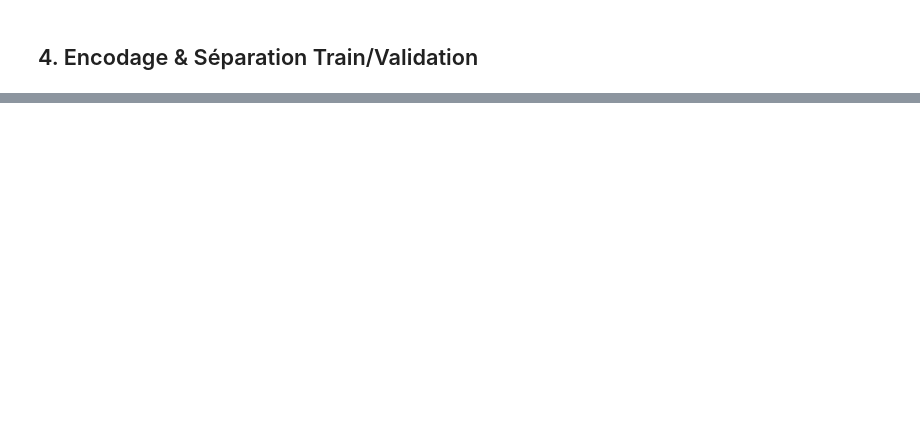
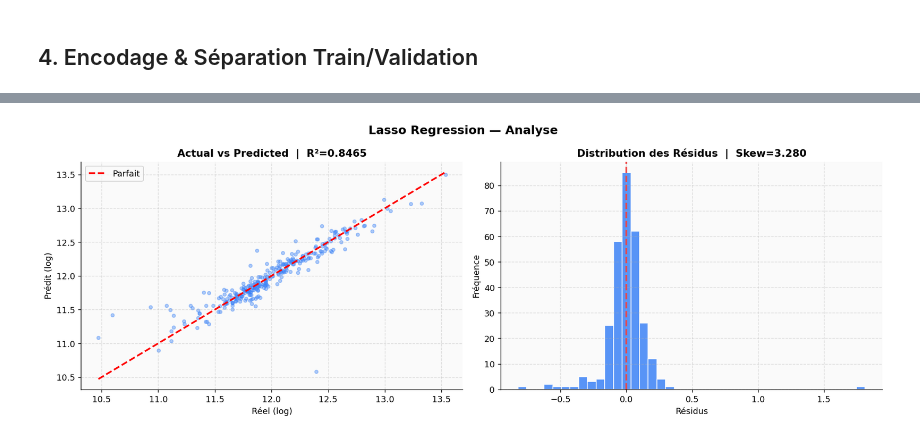
Before and after one commit to tahamesselmani50/house-price-prediction, a Jupyter notebook: notebooks/02_Modeling.ipynb, the cells around one changed output, grey strips where cells are left out. Drawn from its saved outputs; the diff is of its cells as text; code cells hidden in the pictures; blank space fills up the shorter version.

```diff
--- a/notebooks/02_Modeling.ipynb
+++ b/notebooks/02_Modeling.ipynb
@@ -548,0 +322,22 @@ ce qui signifie que le modèle explique ~90.5% de la variance du prix de vente.
+# %%
+fig, axes = plt.subplots(1, 2, figsize=(14, 5))
+fig.suptitle('Lasso Regression — Analyse', fontsize=14, fontweight='bold')
+
+axes[0].scatter(y_val, y_pred_lasso, alpha=0.4, color=COLORS[2], s=15)
+mn, mx = min(y_val.min(), y_pred_lasso.min()), max(y_val.max(), y_pred_lasso.max())
+axes[0].plot([mn,mx],[mn,mx],'r--',lw=2,label='Parfait')
+axes[0].set_xlabel('Réel (log)'); axes[0].set_ylabel('Prédit (log)')
+axes[0].set_title(f'Actual vs Predicted  |  R²={r2_lasso:.4f}', fontweight='bold')
+axes[0].legend()
+
+residuals_l = y_val - y_pred_lasso
+axes[1].hist(residuals_l, bins=40, color=COLORS[2], edgecolor='white', alpha=0.85)
+axes[1].axvline(0, color=ACCENT, lw=2, linestyle='--')
+axes[1].set_xlabel('Résidus'); axes[1].set_ylabel('Fréquence')
+axes[1].set_title(f'Distribution des Résidus  |  Skew={residuals_l.skew():.3f}', fontweight='bold')
+
+plt.tight_layout()
+plt.savefig('../data/lasso_analysis.png', bbox_inches='tight', dpi=130)
+plt.show()
+# %% [output]
+[figure, added]
```
Also changed, not shown: parts of 51 cells of this notebook, 8 other files.
